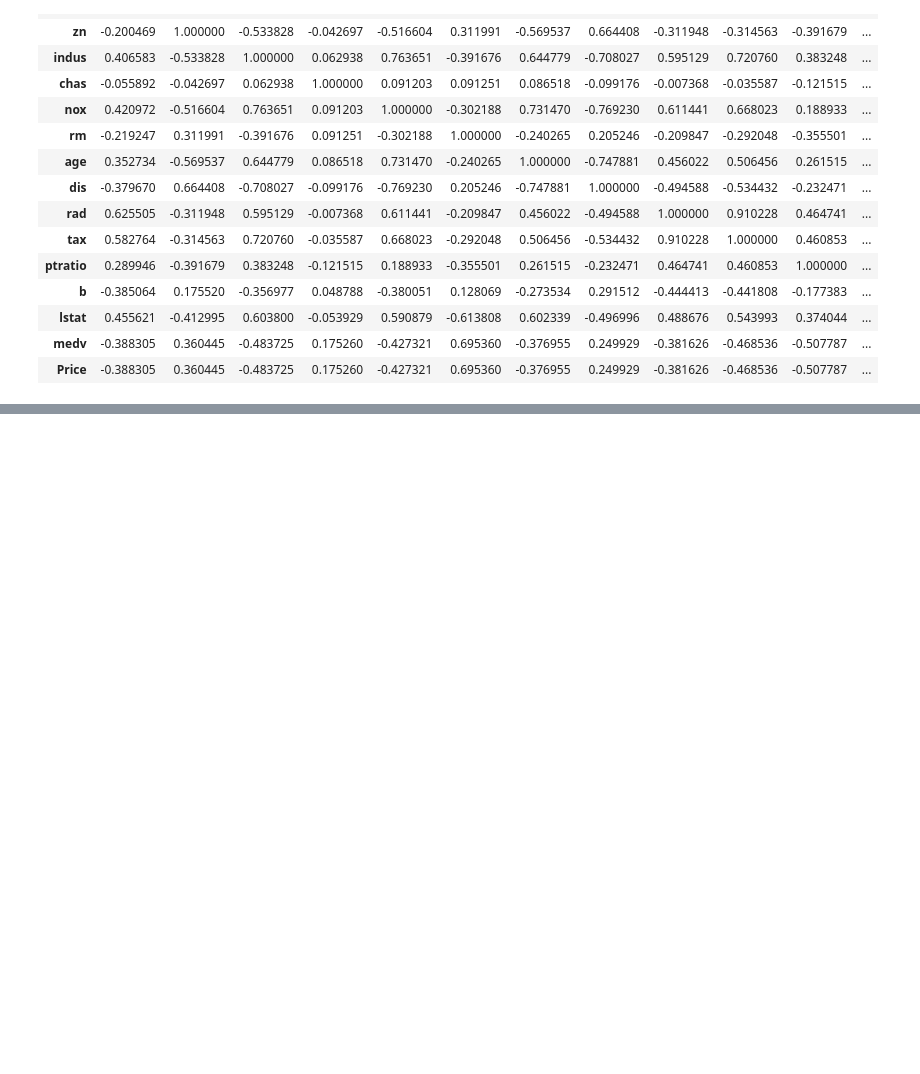
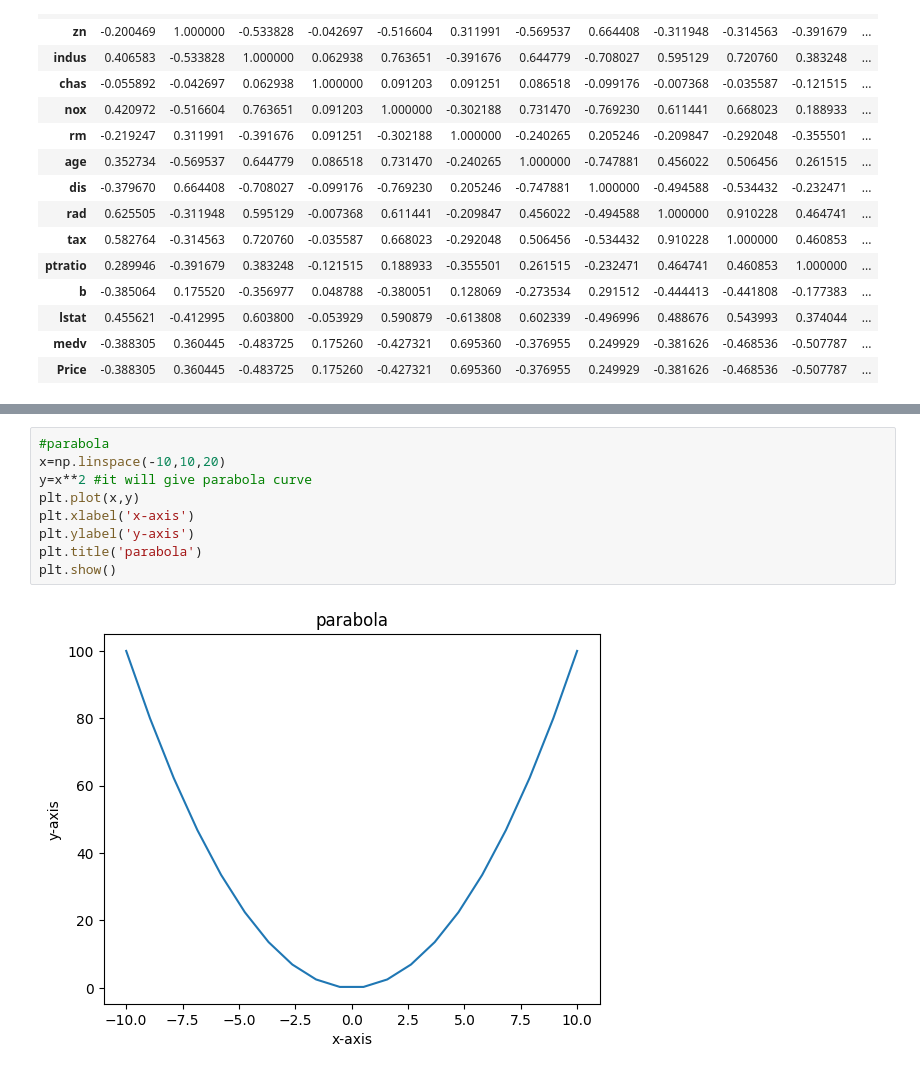
Before and after one commit to rubaabirami/Python, a Jupyter notebook: Google_collab.ipynb, the cells around one changed output, grey strips where cells are left out. Drawn from its saved outputs; the diff is of its cells as text; blank space fills up the shorter version.

```diff
--- a/Google_collab.ipynb
+++ b/Google_collab.ipynb
@@ -1179,0 +1277,11 @@ boston_df.corr()
+# %%
+#parabola
+x=np.linspace(-10,10,20)
+y=x**2 #it will give parabola curve
+plt.plot(x,y)
+plt.xlabel('x-axis')
+plt.ylabel('y-axis')
+plt.title('parabola')
+plt.show()
+# %% [output]
+[figure, added]
```
Also changed, not shown: parts of 22 cells of this notebook.
